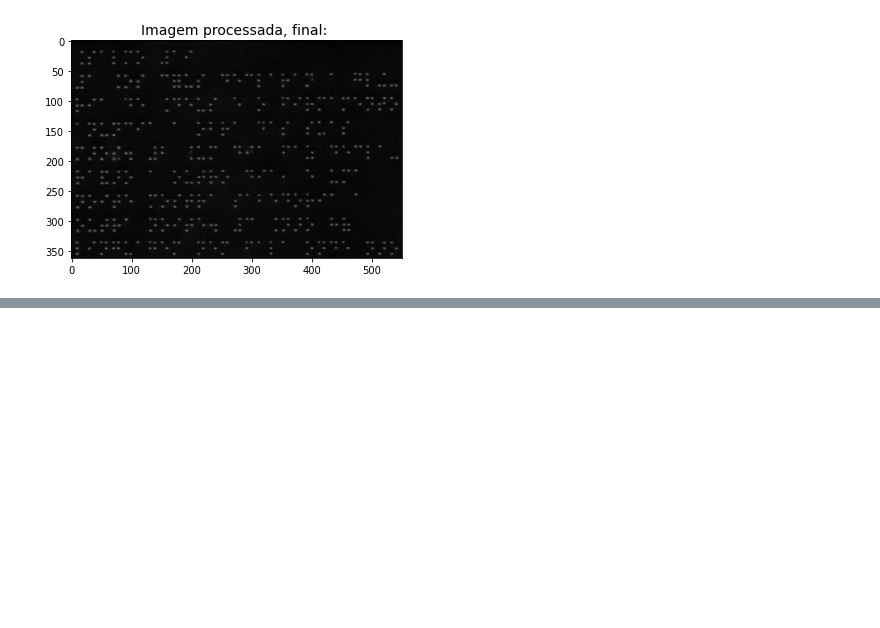
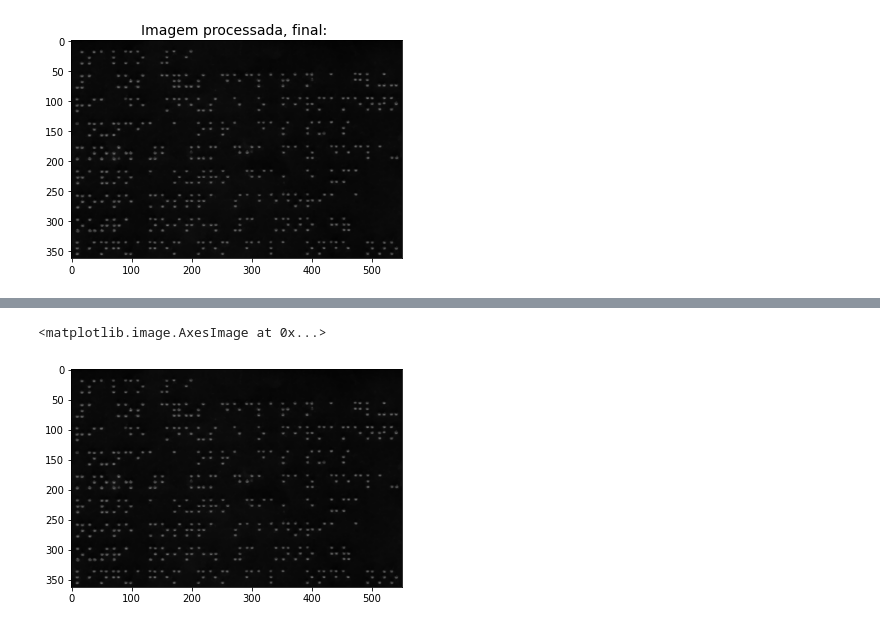
Before and after one commit to code-coffee-ufcg/braillingo-backend, a Jupyter notebook: pre-processamento/Pre-processamento.ipynb, the cells around one changed output, grey strips where cells are left out. Saved outputs shown, nothing was run; the diff lists cells and outputs as text; code cells hidden in the pictures; blank space fills up the shorter version.

Commit message:
Pre-processamento
Atualização do código + funções definidas

```diff
--- a/pre-processamento/Pre-processamento.ipynb
+++ b/pre-processamento/Pre-processamento.ipynb
@@ -183,0 +213,29 @@ plt.imshow(img_final,vmin=0, vmax=1, cmap="gray")
+# %%
+#Funções para receber a imagem de entrada do usuário e converter ao tipo de imagem semelhante ao banco de dados
+def preprocessing_sobel_e_canny(img_in):
+
+    canny_output = cv2.Canny(img_in, 90, 180, L2gradient = True )
+    sobel_x = cv2.convertScaleAbs(cv2.Sobel(img_in, cv2.CV_16S, 1, 0, ksize=3))
+    sobel_y = cv2.convertScaleAbs(cv2.Sobel(img_in, cv2.CV_16S, 0, 1, ksize=3))
+    sobel_output = sobel_x + sobel_y
+
+    return canny_output, sobel_output
+
+def opening_and_binarize(img_in):
+    kernel = skimage.morphology.disk( 2)
+
+    dst_img_open = cv2.morphologyEx(img_in, cv2.MORPH_OPEN, kernel)
+    dst_img_close = cv2.morphologyEx(img_in, cv2.MORPH_CLOSE, kernel)
+
+    kernel = skimage.morphology.disk( 1.4)
+
+    img_dilated_open_binarized= cv2.dilate(~dst_img_open, kernel, iterations = 1 )  #Imagem binarizada
+
+    return img_dilated_open_binarized
+# %%
+dilatada_com_abertura_binarizada = opening_and_binarize(img_in)
+
+plt.imshow(dilatada_com_abertura_binarizada, cmap = "gray")
+# %% [output]
+<matplotlib.image.AxesImage at 0x...>
+[figure, added]
```
Also changed, not shown: parts of 2 cells of this notebook, 1 other file.
